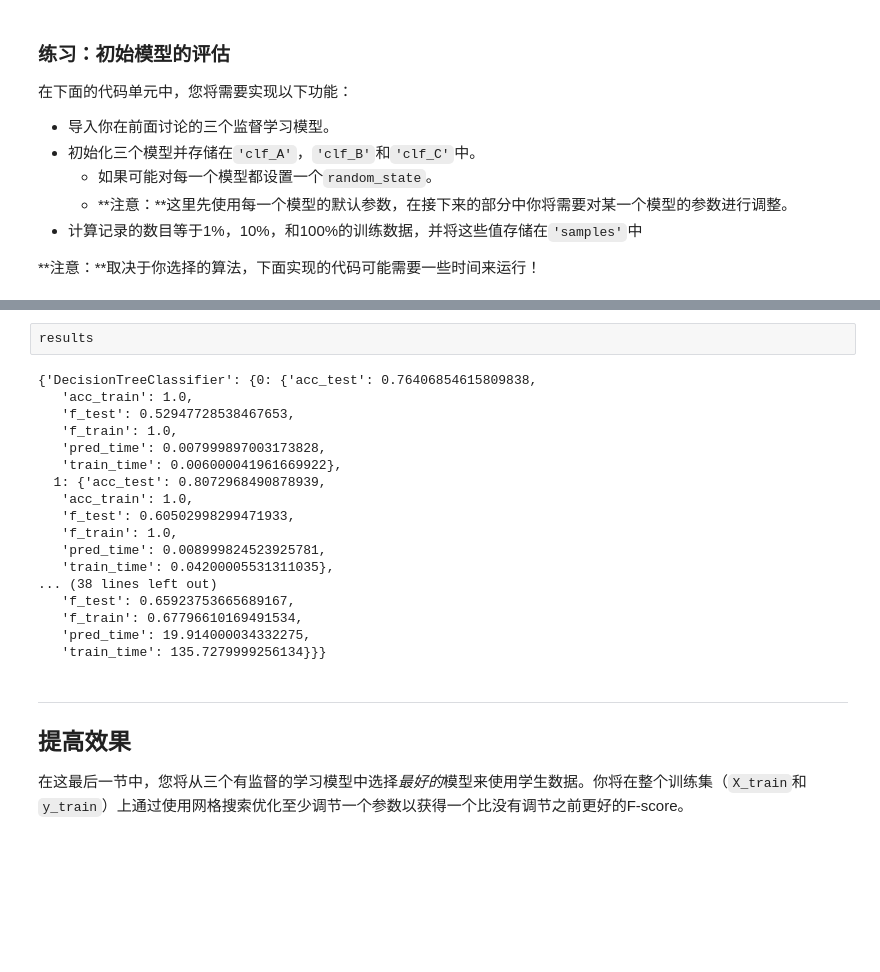
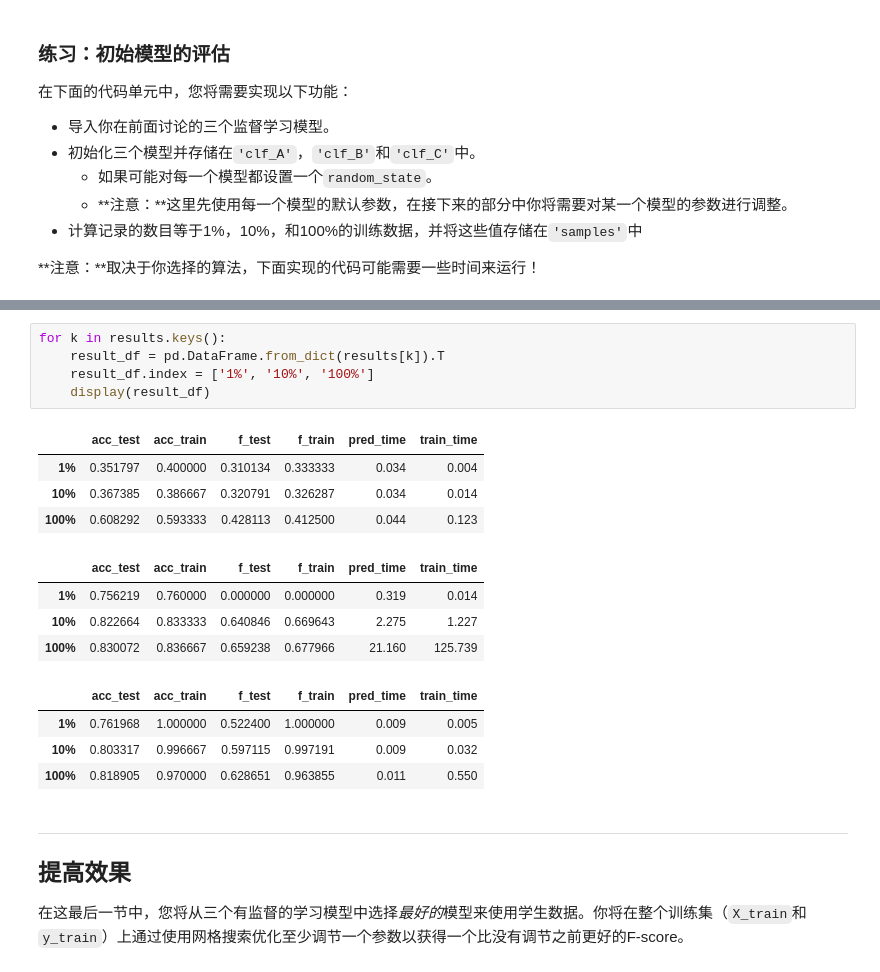
Before and after one commit to jesnssmith/find_donor, a Jupyter notebook: finding_donors.ipynb, the cells around one changed output, grey strips where cells are left out. Drawn from its saved outputs; the diff is of its cells as text; blank space fills up the shorter version.

```diff
--- a/finding_donors.ipynb
+++ b/finding_donors.ipynb
@@ -408,23 +404,21 @@ GaussianNB trained on 45222 samples.
-# %%
-results
-# %% [output]
-{'DecisionTreeClassifier': {0: {'acc_test': 0.76406854615809838,
-   'acc_train': 1.0,
-   'f_test': 0.52947728538467653,
-   'f_train': 1.0,
-   'pred_time': 0.007999897003173828,
-   'train_time': 0.006000041961669922},
-  1: {'acc_test': 0.8072968490878939,
-   'acc_train': 1.0,
-   'f_test': 0.60502998299471933,
-   'f_train': 1.0,
-   'pred_time': 0.008999824523925781,
-   'train_time': 0.04200005531311035},
-... (38 lines left out)
-   'f_test': 0.65923753665689167,
-   'f_train': 0.67796610169491534,
-   'pred_time': 19.914000034332275,
-   'train_time': 135.7279999256134}}}
+# %%
+for k in results.keys():
+    result_df = pd.DataFrame.from_dict(results[k]).T
+    result_df.index = ['1%', '10%', '100%']
+    display(result_df)
+# %% [output]
+|  | acc_test | acc_train | f_test | f_train | pred_time | train_time |
+| 1% | 0.351797 | 0.400000 | 0.310134 | 0.333333 | 0.034 | 0.004 |
+| 10% | 0.367385 | 0.386667 | 0.320791 | 0.326287 | 0.034 | 0.014 |
+| 100% | 0.608292 | 0.593333 | 0.428113 | 0.412500 | 0.044 | 0.123 |
+|  | acc_test | acc_train | f_test | f_train | pred_time | train_time |
+| 1% | 0.756219 | 0.760000 | 0.000000 | 0.000000 | 0.319 | 0.014 |
+| 10% | 0.822664 | 0.833333 | 0.640846 | 0.669643 | 2.275 | 1.227 |
+| 100% | 0.830072 | 0.836667 | 0.659238 | 0.677966 | 21.160 | 125.739 |
+|  | acc_test | acc_train | f_test | f_train | pred_time | train_time |
+| 1% | 0.761968 | 1.000000 | 0.522400 | 1.000000 | 0.009 | 0.005 |
+| 10% | 0.803317 | 0.996667 | 0.597115 | 0.997191 | 0.009 | 0.032 |
+| 100% | 0.818905 | 0.970000 | 0.628651 | 0.963855 | 0.011 | 0.550 |
 # %% [markdown]
 ----
 ## 提高效果
```
Also changed, not shown: parts of 12 cells of this notebook, 1 other file.
